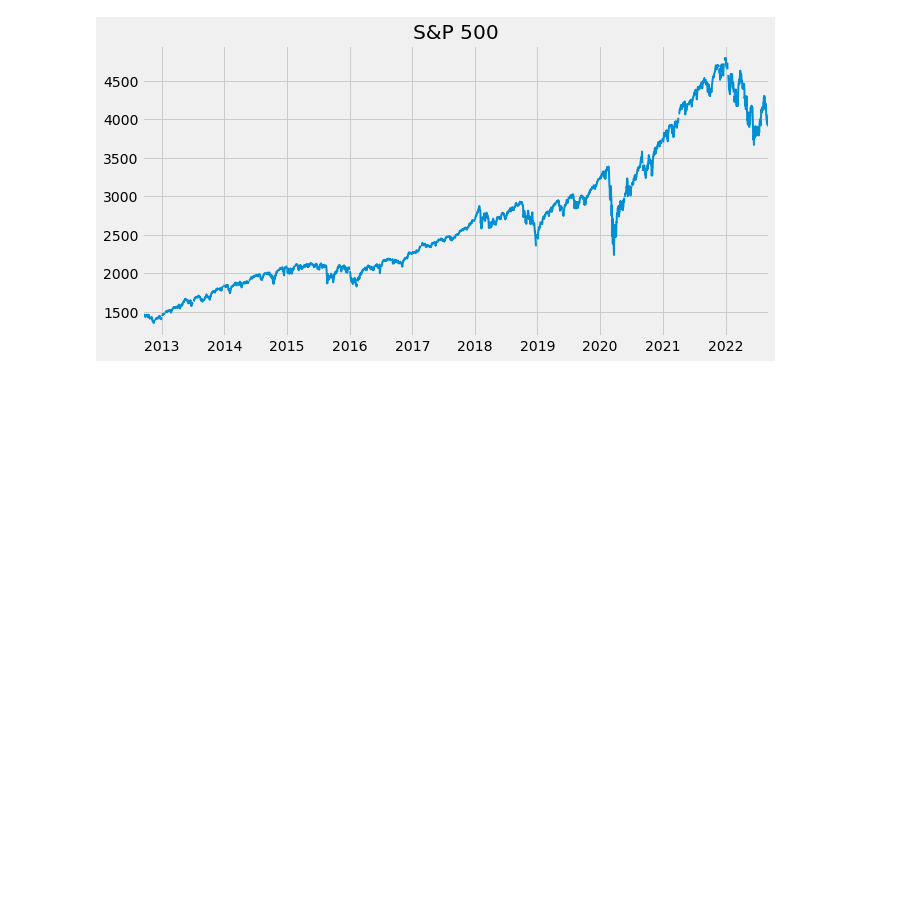
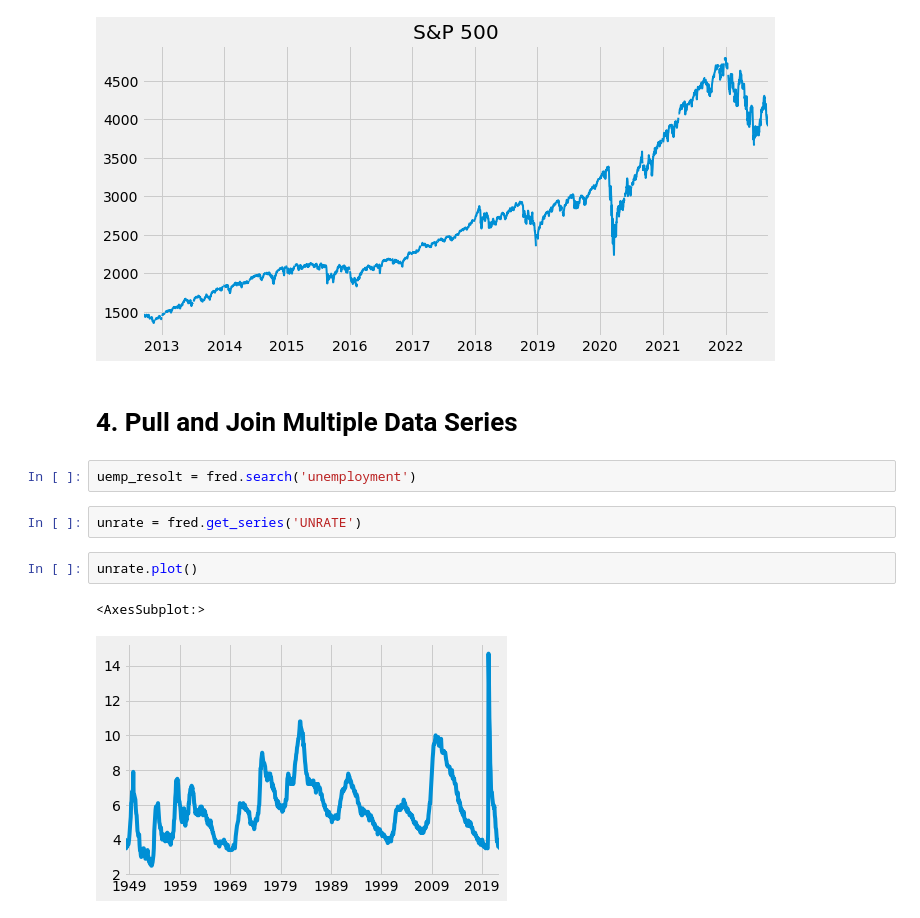
Before and after one commit to Kalmi91/Economy-Data, a Jupyter notebook: Economy_Data.ipynb, the cells around one changed output. Drawn from its saved outputs; the diff is of its cells as text; blank space fills up the shorter version.

```diff
--- a/Economy_Data.ipynb
+++ b/Economy_Data.ipynb
@@ -40,3 +40,14 @@ sp500.plot(figsize=(10, 5), title='S&P 500', lw=2)
 # %% [output]
 <AxesSubplot:title={'center':'S&P 500'}>
 [figure]
+# %% [markdown]
+# 4. Pull and Join Multiple Data Series
+# %%
+uemp_resolt = fred.search('unemployment')
+# %%
+unrate = fred.get_series('UNRATE')
+# %%
+unrate.plot()
+# %% [output]
+<AxesSubplot:>
+[figure, added]
```
Also changed, not shown: parts of 2 cells of this notebook.
